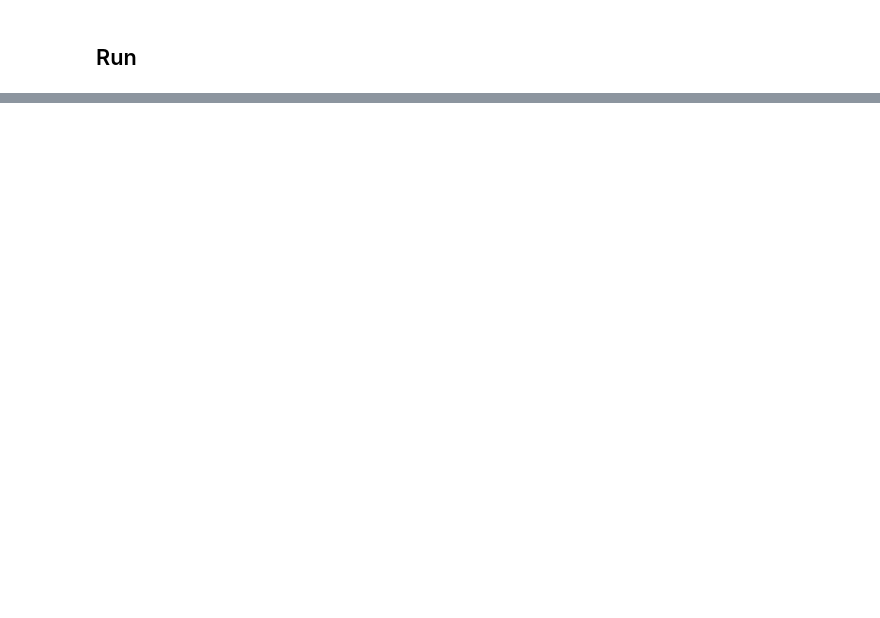
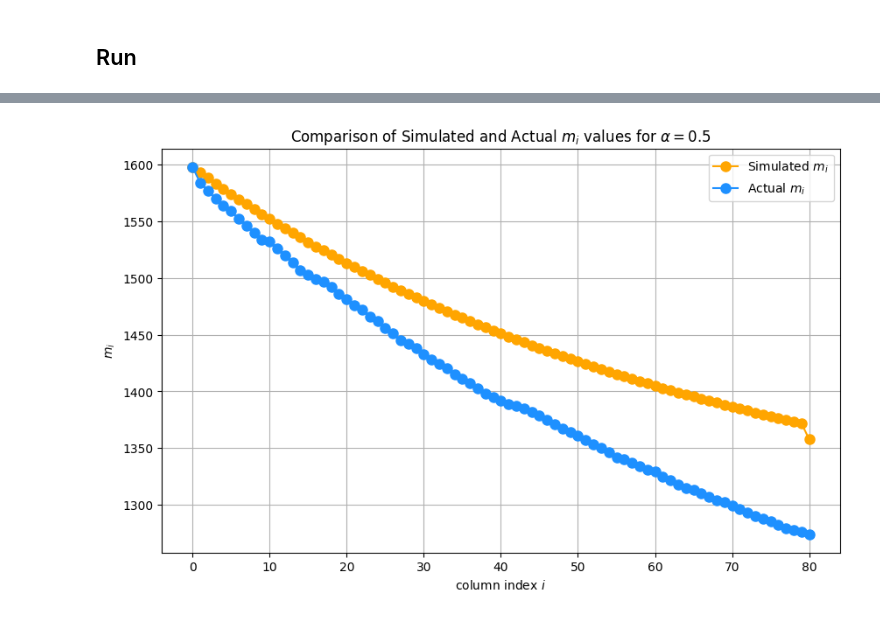
Before and after one commit to mahfuzahf/cherry-picking-reduction-functions, a Jupyter notebook: plots/higher_costs/N_16/constructing_table/cherry_simulations.ipynb, the cells around one changed output, grey strips where cells are left out. Cells and saved outputs as stored; diff of their text form; code cells hidden in the pictures; blank space fills up the shorter version.

```diff
--- a/plots/higher_costs/N_16/constructing_table/cherry_simulations.ipynb
+++ b/plots/higher_costs/N_16/constructing_table/cherry_simulations.ipynb
@@ -60,0 +418,27 @@ def optimise_kj(N, p, alpha, factor, lower_bound):   # add v_cost if want vanill
+# %%
+# get simulated m values for alpha = 0.5
+# create a set of starpoints
+alpha = 0.5
+mt_max = (2*N)/(t+2)
+mt_target = alpha * mt_max
+cherry_m_0 = round(mt_target/(1-alpha))    # our starting m_0
+cherry_startpoints = set()
+while len(cherry_startpoints) < (cherry_m_0):
+    cherry_startpoints.add(random.randint(0, N-1))
+
+actual_m_values = get_m_values(N, t, cherry_startpoints, optimisation_kis[0])
+# get actual m values for alpha = 0.5
+simulated_m_values = optimisation_results[0][3]
+
+# plot both sets of m values
+plt.figure(figsize=(10,6))
+plt.plot(range(t+1), simulated_m_values, marker='o', color='orange', label='Simulated $m_i$ ', markersize=8)
+plt.plot(range(t+1), actual_m_values, marker='o', color='dodgerblue', label='Actual $m_i$', markersize=8)
+plt.legend()
+plt.xlabel('column index $i$')
+plt.ylabel('$m_i$')
+plt.title('Comparison of Simulated and Actual $m_i$ values for $\\alpha=0.5$')
+plt.grid(True)
+plt.show()
+# %% [output]
+[figure, added]
```
Also changed, not shown: parts of 13 cells of this notebook, 18 other files.
